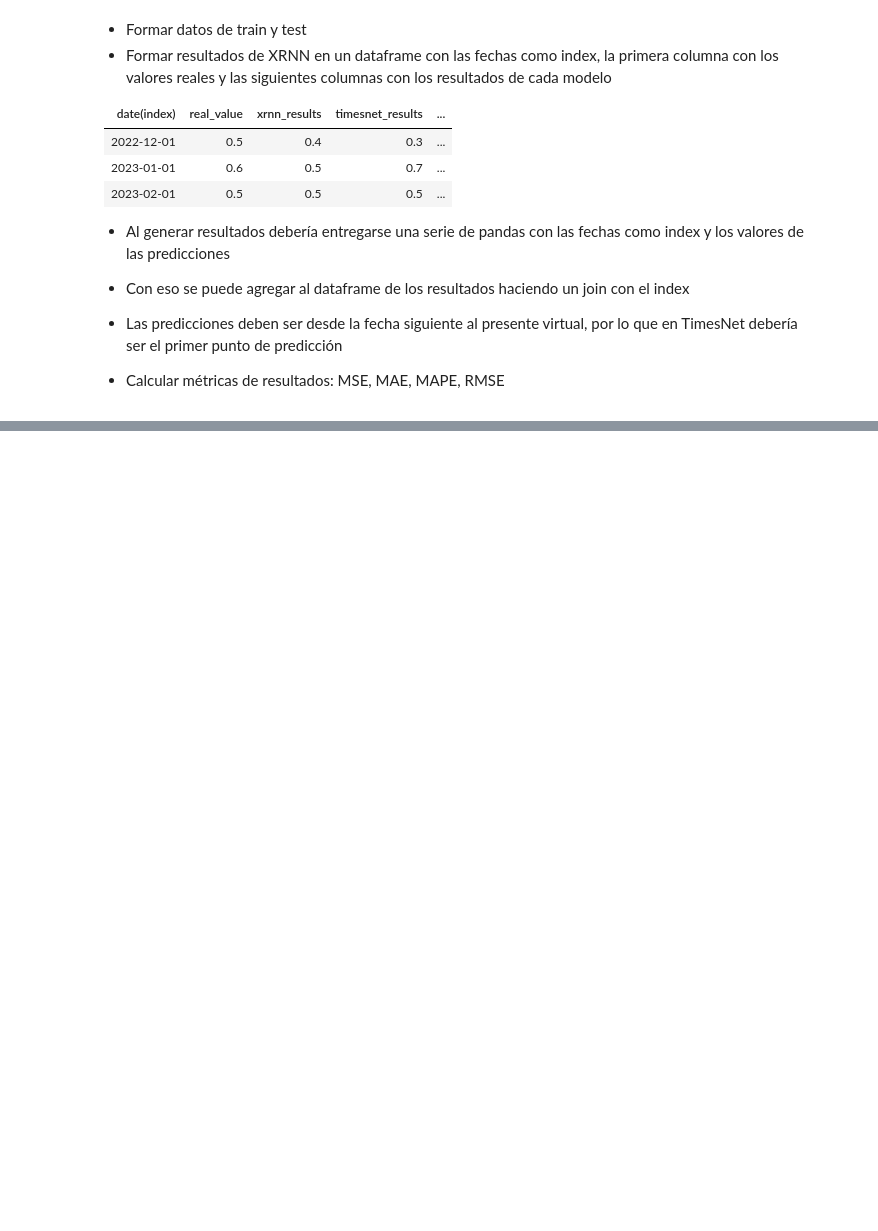
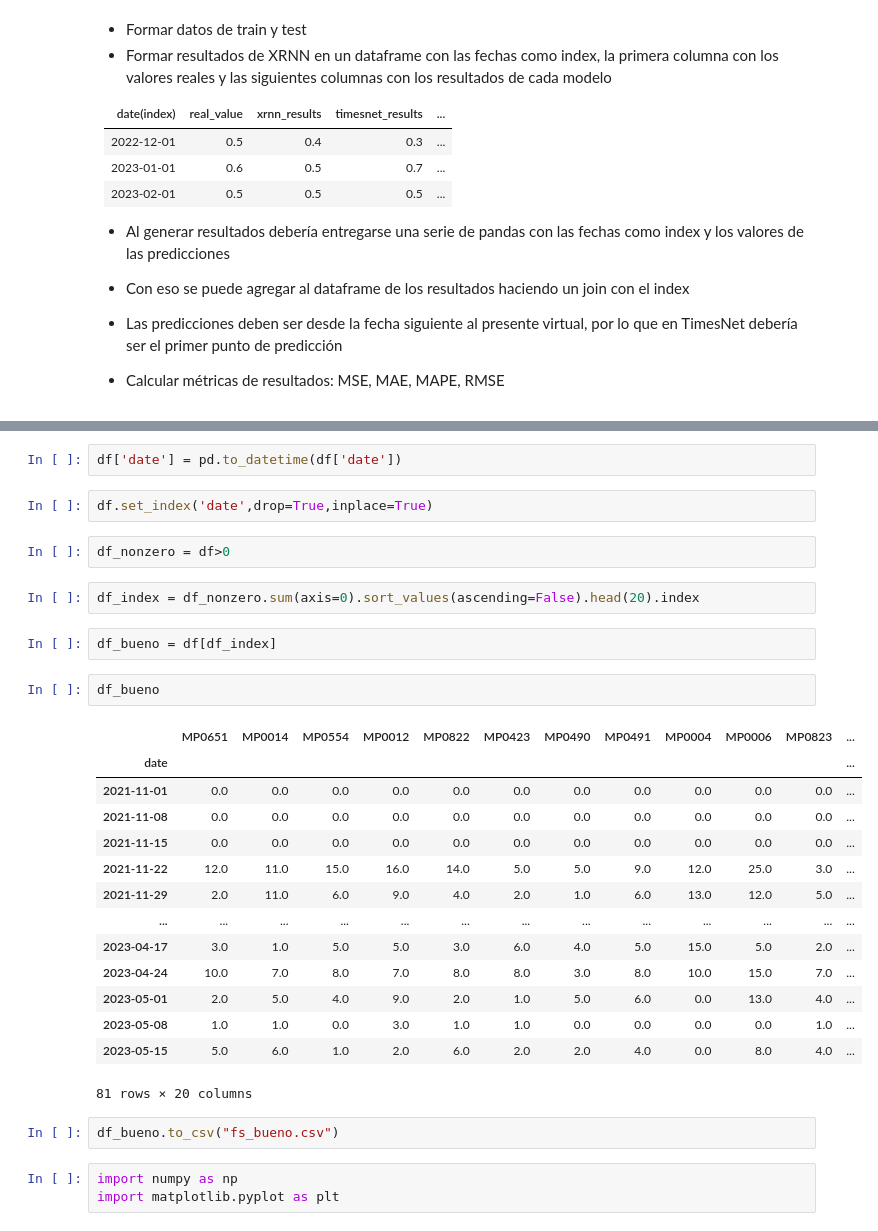
Before and after one commit to FranciscoSotoU/Time-Series-Library, a Jupyter notebook: debug.ipynb, the cells around one changed output, grey strips where cells are left out. Cells and saved outputs as stored; diff of their text form; blank space fills up the shorter version.

```diff
--- a/debug.ipynb
+++ b/debug.ipynb
@@ -102,0 +99,32 @@ test_data_sugar.to_csv(datasets_path+'sugar_test.csv')
+# %%
+df['date'] = pd.to_datetime(df['date'])
+# %%
+df.set_index('date',drop=True,inplace=True)
+# %%
+df_nonzero = df>0
+# %%
+df_index = df_nonzero.sum(axis=0).sort_values(ascending=False).head(20).index
+# %%
+df_bueno = df[df_index]
+# %%
+df_bueno
+# %% [output]
+|  | MP0651 | MP0014 | MP0554 | MP0012 | MP0822 | MP0423 | MP0490 | MP0491 | MP0004 | MP0006 | MP0823 | ... |
+| date |  |  |  |  |  |  |  |  |  |  |  | ... |
+| 2021-11-01 | 0.0 | 0.0 | 0.0 | 0.0 | 0.0 | 0.0 | 0.0 | 0.0 | 0.0 | 0.0 | 0.0 | ... |
+| 2021-11-08 | 0.0 | 0.0 | 0.0 | 0.0 | 0.0 | 0.0 | 0.0 | 0.0 | 0.0 | 0.0 | 0.0 | ... |
+| 2021-11-15 | 0.0 | 0.0 | 0.0 | 0.0 | 0.0 | 0.0 | 0.0 | 0.0 | 0.0 | 0.0 | 0.0 | ... |
+| 2021-11-22 | 12.0 | 11.0 | 15.0 | 16.0 | 14.0 | 5.0 | 5.0 | 9.0 | 12.0 | 25.0 | 3.0 | ... |
+| 2021-11-29 | 2.0 | 11.0 | 6.0 | 9.0 | 4.0 | 2.0 | 1.0 | 6.0 | 13.0 | 12.0 | 5.0 | ... |
+| ... | ... | ... | ... | ... | ... | ... | ... | ... | ... | ... | ... | ... |
+| 2023-04-17 | 3.0 | 1.0 | 5.0 | 5.0 | 3.0 | 6.0 | 4.0 | 5.0 | 15.0 | 5.0 | 2.0 | ... |
+| 2023-04-24 | 10.0 | 7.0 | 8.0 | 7.0 | 8.0 | 8.0 | 3.0 | 8.0 | 10.0 | 15.0 | 7.0 | ... |
+| 2023-05-01 | 2.0 | 5.0 | 4.0 | 9.0 | 2.0 | 1.0 | 5.0 | 6.0 | 0.0 | 13.0 | 4.0 | ... |
+| 2023-05-08 | 1.0 | 1.0 | 0.0 | 3.0 | 1.0 | 1.0 | 0.0 | 0.0 | 0.0 | 0.0 | 1.0 | ... |
+| 2023-05-15 | 5.0 | 6.0 | 1.0 | 2.0 | 6.0 | 2.0 | 2.0 | 4.0 | 0.0 | 8.0 | 4.0 | ... |
+81 rows × 20 columns
+# %%
+df_bueno.to_csv("fs_bueno.csv")
+# %%
+import numpy as np
+import matplotlib.pyplot as plt
```
Also changed, not shown: parts of 16 cells of this notebook, 9 other files.
